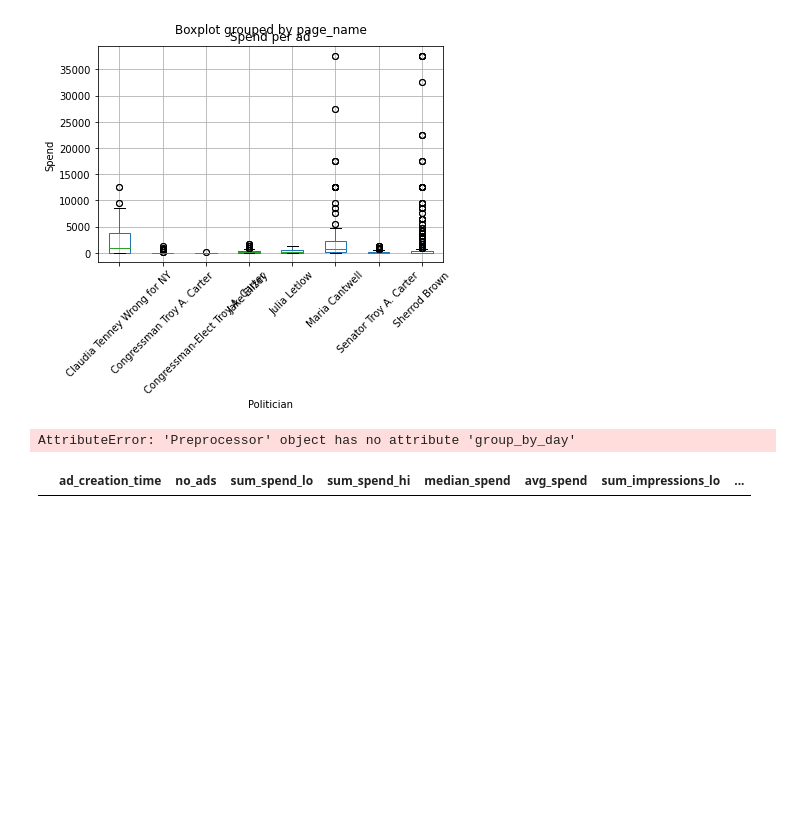
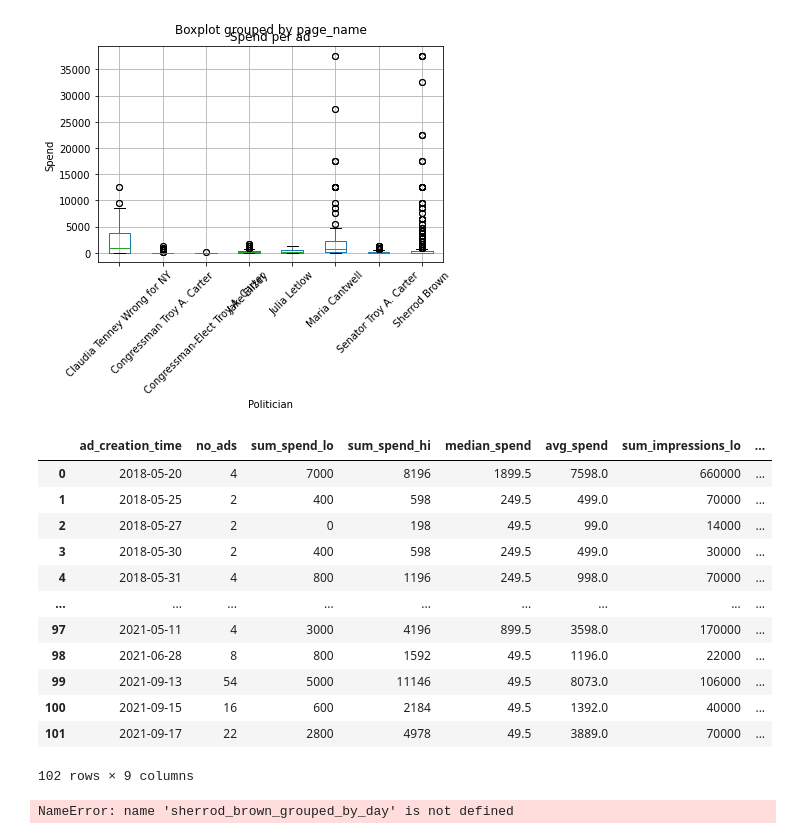
Before and after one commit to lrnz-asnprs/political-ad-api, a Jupyter notebook: notebooks/laurenz_notebook.ipynb, the cells around one changed output. Drawn from its saved outputs; the diff is of its cells as text; code cells hidden in the pictures; blank space fills up the shorter version.

```diff
--- a/notebooks/laurenz_notebook.ipynb
+++ b/notebooks/laurenz_notebook.ipynb
@@ -316,0 +277,2 @@ ads_top_10.head(10)
+# %%
+sherrod_brown = data[data["page_name"] == "Sherrod Brown"]
@@ -325,41 +290,44 @@ plt.title('Spend per ad')
 # %% [output]
 Text(0.5, 1.0, 'Spend per ad')
 [figure]
-# %%
-# Display spendings range
-# https://swdevnotes.com/python/2020/display-line-chart-range/
-#  must be specified to be able to use methods of package
-import sys
-sys.path.append('../src')
-from political_ads.preprocessor import Preprocessor
-
-preprocess = Preprocessor()
-
-# Test with lindsey graham
-politician = ads_top_10[ads_top_10["page_name"] == "Ron Wyden"]
-
-politician_grouped_by_day =  preprocess.group_by_day(politician)
-
-# plt.plot(x=politician["ad_creation_time"])
-politician.head(1)
-# %% [output]
-AttributeError: 'Preprocessor' object has no attribute 'group_by_day'
 # %%
-politician_grouped_by_day_new =  politician.groupby("ad_creation_time").agg(
+sherrod_brown_grouped_by_day =  sherrod_brown.groupby("ad_creation_time").agg(
             # Aggregate no of ads
             no_ads = ('id', 'count'),
             # Aggregate sum of spend & total impressions generated
             sum_spend_lo = ('spend_lo', 'sum'),
             sum_spend_hi = ('spend_hi', 'sum'),
             median_spend = ('spend', 'median'),
-            avg_spend = ('spend', lambda x: x.sum()/x.count()),
+            avg_spend = ('spend', lambda x: x.sum()),
             sum_impressions_lo = ('impressions_lo', 'sum'),
             sum_impressions_hi = ('impressions_hi', 'sum'),
             # Average number of impressions & spend per ad
-            avg_impressions = ('impressions', 'mean')
+            avg_impressions = ('impressions', 'sum')
 
         ).reset_index().sort_values(by="ad_creation_time", ascending=True)
-# %%
-politician_grouped_by_day_new
-# %% [output]
-|  | ad_creation_time | no_ads | sum_spend_lo | sum_spend_hi | median_spend | avg_spend | sum_impressions_lo | ... |
+# %%
+sherrod_brown_grouped_by_day
+# %% [output]
+|  | ad_creation_time | no_ads | sum_spend_lo | sum_spend_hi | median_spend | avg_spend | sum_impressions_lo | ... |
+| 0 | 2018-05-20 | 4 | 7000 | 8196 | 1899.5 | 7598.0 | 660000 | ... |
+| 1 | 2018-05-25 | 2 | 400 | 598 | 249.5 | 499.0 | 70000 | ... |
+| 2 | 2018-05-27 | 2 | 0 | 198 | 49.5 | 99.0 | 14000 | ... |
+| 3 | 2018-05-30 | 2 | 400 | 598 | 249.5 | 499.0 | 30000 | ... |
+| 4 | 2018-05-31 | 4 | 800 | 1196 | 249.5 | 998.0 | 70000 | ... |
+| ... | ... | ... | ... | ... | ... | ... | ... | ... |
+| 97 | 2021-05-11 | 4 | 3000 | 4196 | 899.5 | 3598.0 | 170000 | ... |
+| 98 | 2021-06-28 | 8 | 800 | 1592 | 49.5 | 1196.0 | 22000 | ... |
+| 99 | 2021-09-13 | 54 | 5000 | 11146 | 49.5 | 8073.0 | 106000 | ... |
+| 100 | 2021-09-15 | 16 | 600 | 2184 | 49.5 | 1392.0 | 40000 | ... |
+| 101 | 2021-09-17 | 22 | 2800 | 4978 | 49.5 | 3889.0 | 70000 | ... |
+102 rows × 9 columns
+# %%
+import sys
+sys.path.append('../src')
+from political_ads.visualizer import Visualizer
+
+viz = Visualizer()
+
+viz.spend_over_time_cum(sherrod_brown_grouped_by_day, "Sherrod Brown")
+# %% [output]
+NameError: name 'sherrod_brown_grouped_by_day' is not defined
```
Also changed, not shown: parts of 19 cells of this notebook, 5 other files.
